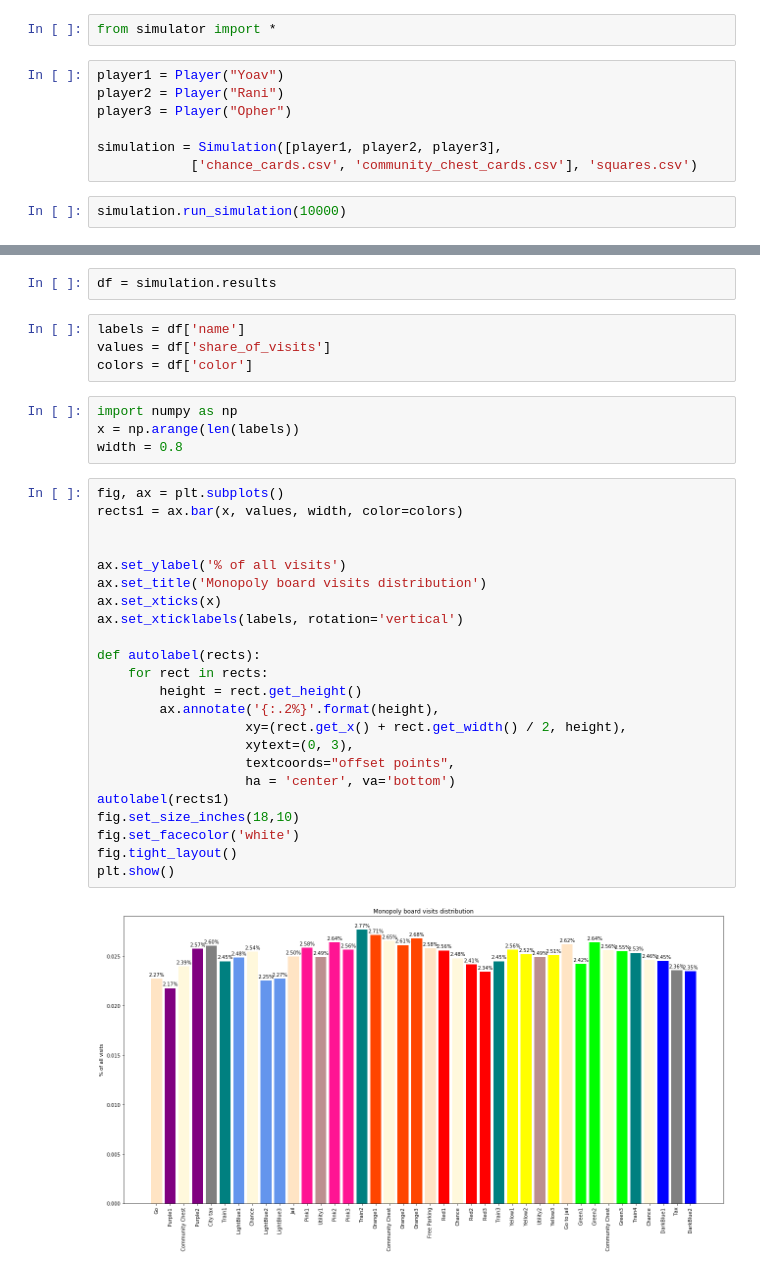
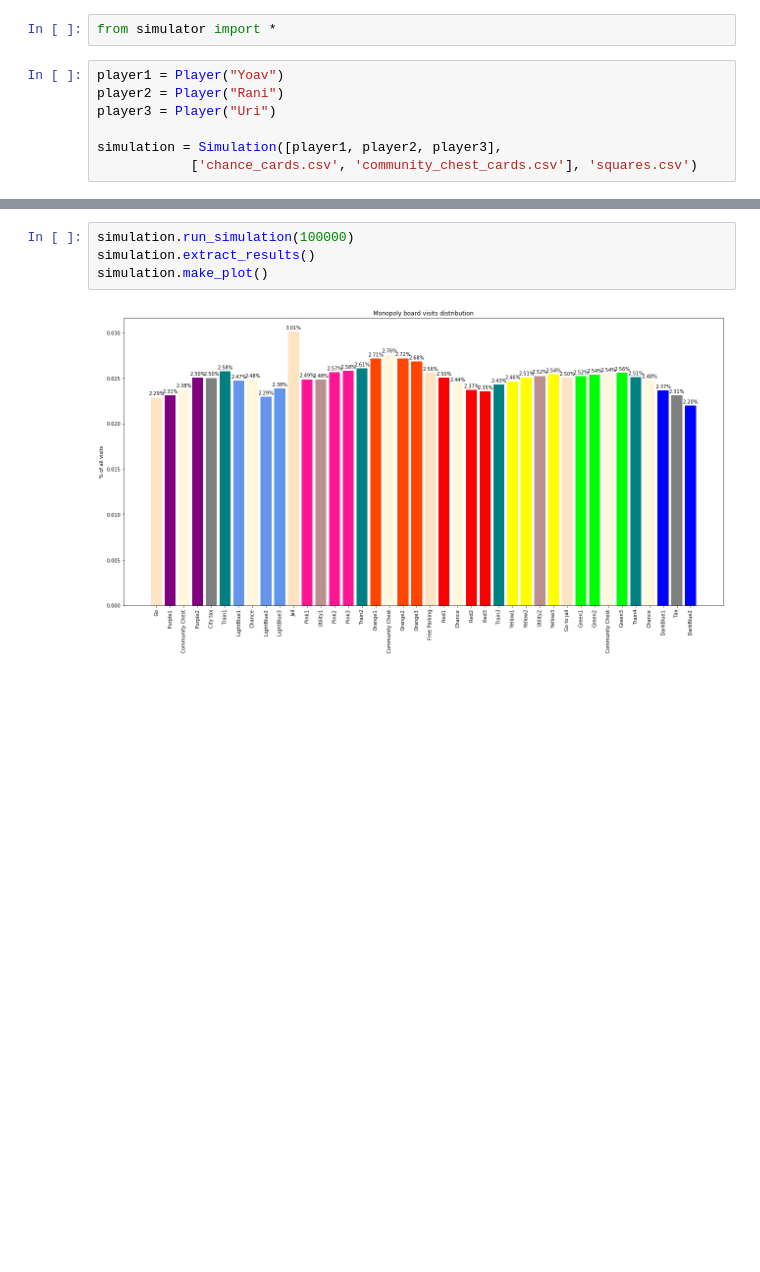
Before and after one commit to hitchhiker744/monopoly_math, a Jupyter notebook: simulation.ipynb, the cells around one changed output, grey strips where cells are left out. Saved outputs shown, nothing was run; the diff lists cells and outputs as text; blank space fills up the shorter version.

Commit message:
final simulation

```diff
--- a/simulation.ipynb
+++ b/simulation.ipynb
@@ -3,9 +3,7 @@ from simulator import *
 # %%
 player1 = Player("Yoav")
 player2 = Player("Rani")
-player3 = Player("Opher")
+player3 = Player("Uri")
 
 simulation = Simulation([player1, player2, player3],
             ['chance_cards.csv', 'community_chest_cards.csv'], 'squares.csv')
-# %%
-simulation.run_simulation(10000)
@@ -19,35 +10,6 @@ simulation.make_plot()
-# %%
-df = simulation.results
-# %%
-labels = df['name']
-values = df['share_of_visits']
-colors = df['color']
-# %%
-import numpy as np
-x = np.arange(len(labels))
-width = 0.8
-# %%
-fig, ax = plt.subplots()
-rects1 = ax.bar(x, values, width, color=colors)
-
-
-ax.set_ylabel('% of all visits')
-ax.set_title('Monopoly board visits distribution')
-ax.set_xticks(x)
-ax.set_xticklabels(labels, rotation='vertical')
-
-def autolabel(rects):
-    for rect in rects:
-        height = rect.get_height()
-        ax.annotate('{:.2%}'.format(height),
-                   xy=(rect.get_x() + rect.get_width() / 2, height),
-                   xytext=(0, 3),
-                   textcoords="offset points",
-                   ha = 'center', va='bottom')
-autolabel(rects1)
-fig.set_size_inches(18,10)
-fig.set_facecolor('white')
-fig.tight_layout()
-plt.show()
-# %% [output]
-[figure, removed]
+# %%
+simulation.run_simulation(100000)
+simulation.extract_results()
+simulation.make_plot()
+# %% [output]
+[figure, added]
```
Also changed, not shown: parts of 2 cells of this notebook, 1 other file.
